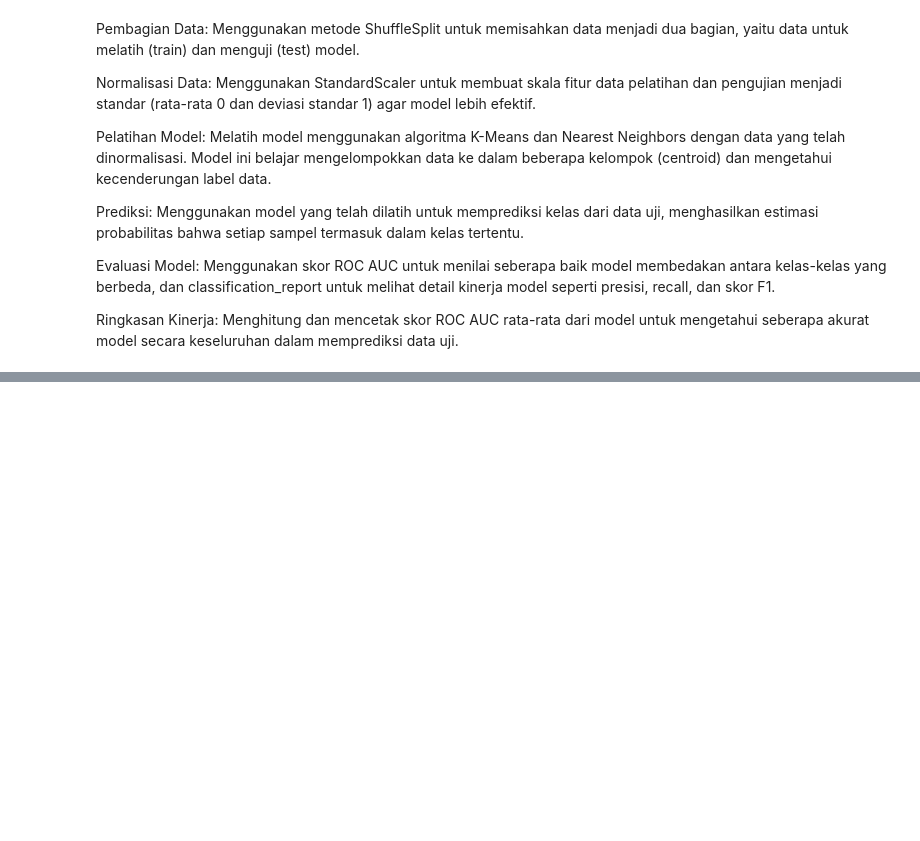
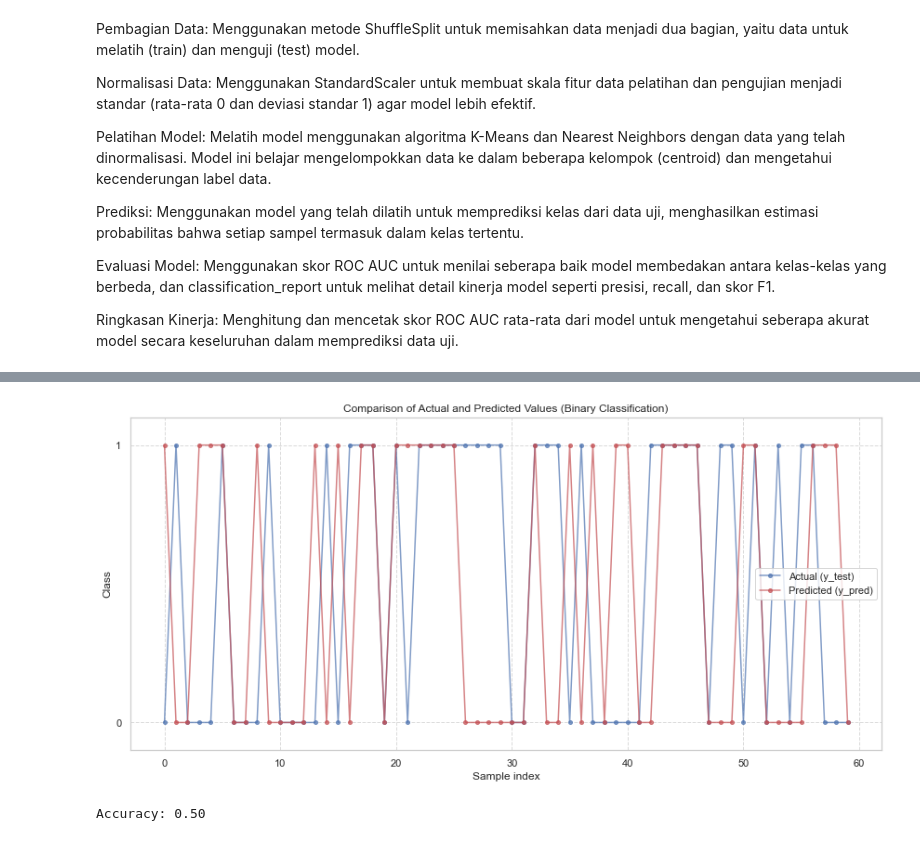
Before and after one commit to Machine-Learning-10/Parkinson-Classification, a Jupyter notebook: parkinsons_prediction.ipynb, the cells around one changed output, grey strips where cells are left out. Saved outputs shown, nothing was run; the diff lists cells and outputs as text; code cells hidden in the pictures; blank space fills up the shorter version.

Commit message:
add visualisasi

```diff
--- a/parkinsons_prediction.ipynb
+++ b/parkinsons_prediction.ipynb
@@ -691,0 +692,30 @@ ROC AUC Score: 0.57902 ± 0.00000
+# %%
+np.random.seed(42)
+y_test = np.random.randint(0, 2, 60)
+y_pred = np.random.rand(60)
+
+y_pred_binary = (y_pred > 0.5).astype(int)
+
+x = np.arange(len(y_test))
+
+plt.figure(figsize=(12, 6))
+plt.plot(x, y_test, 'b-o', label='Actual (y_test)', markersize=4, alpha=0.7)
+plt.plot(x, y_pred_binary, 'r-o', label='Predicted (y_pred)', markersize=4, alpha=0.7)
+
+plt.title('Comparison of Actual and Predicted Values (Binary Classification)')
+plt.xlabel('Sample index')
+plt.ylabel('Class')
+plt.legend()
+plt.grid(True, linestyle='--', alpha=0.7)
+
+plt.ylim(-0.1, 1.1)
+plt.yticks([0, 1])
+
+plt.tight_layout()
+plt.show()
+
+accuracy = np.mean(y_test == y_pred_binary)
+print(f"Accuracy: {accuracy:.2f}")
+# %% [output]
+[figure, added]
+Accuracy: 0.50
```
Also changed, not shown: parts of 12 cells of this notebook.
